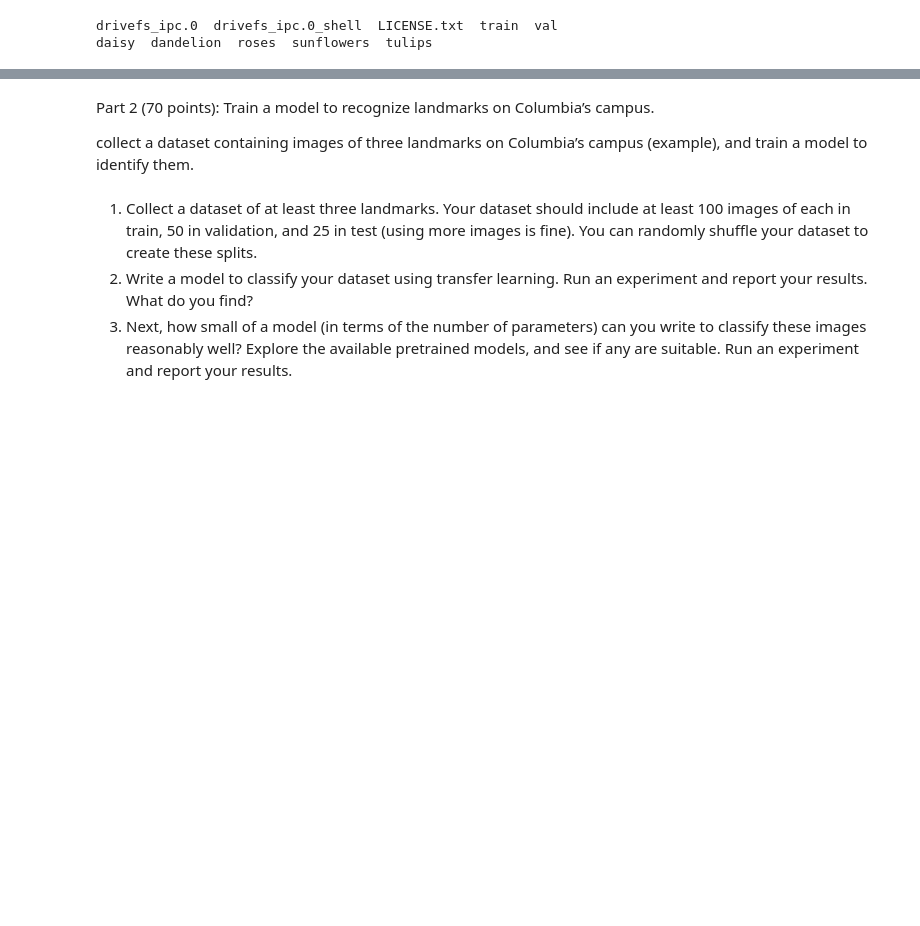
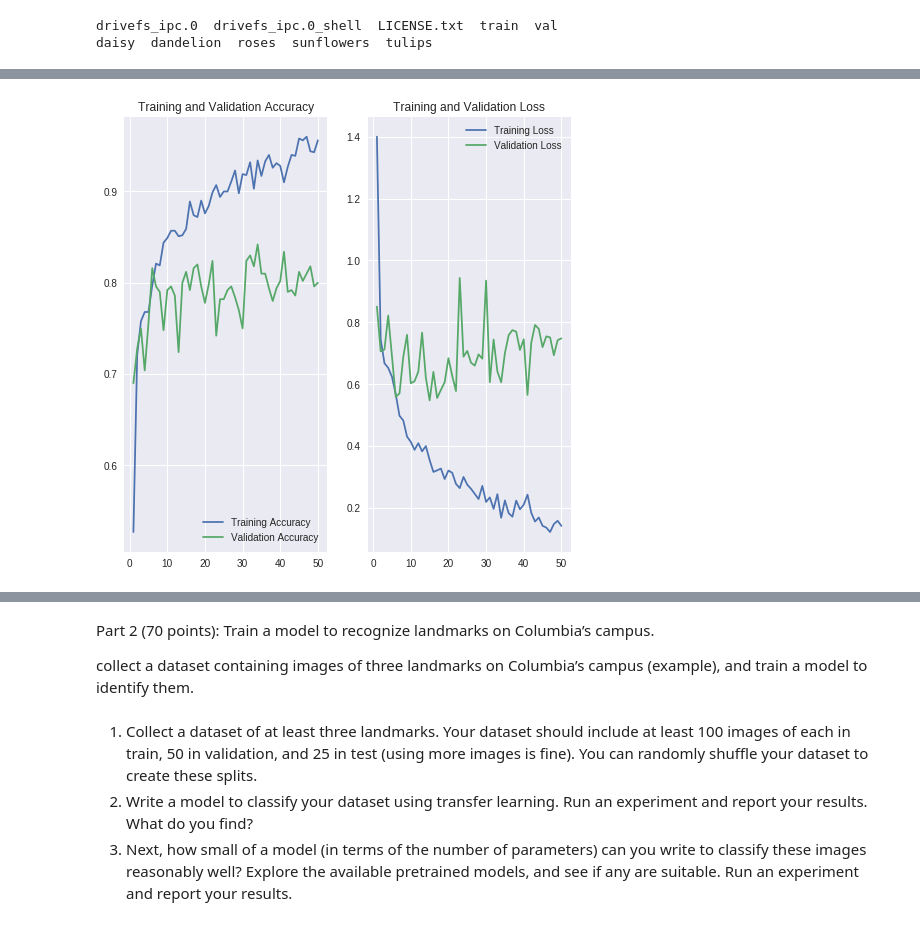
Before and after one commit to JingQian87/AppliedDL, a Jupyter notebook: a2_jq2282.ipynb, the cells around one changed output, grey strips where cells are left out. Cells and saved outputs as stored; diff of their text form; code cells hidden in the pictures; blank space fills up the shorter version.

```diff
--- a/a2_jq2282.ipynb
+++ b/a2_jq2282.ipynb
@@ -77,0 +80,3 @@ table4.1是什么情况用什么loss function
+# %%
+conv_base = VGG16(weights='imagenet',include_top=False, input_shape=(150, 150, 3))
+conv_base.summary()
@@ -77,0 +177,7 @@ table4.1是什么情况用什么loss function
+# %%
+model = Sequential()
+model.add(conv_base)
+model.add(Flatten())
+model.add(Dense(512, activation='relu'))
+model.add(Dense(5, activation='softmax'))
+model.summary()
@@ -77,0 +229,13 @@ table4.1是什么情况用什么loss function
+# %%
+model.compile(optimizer='adam',
+              loss='categorical_crossentropy',
+              metrics=['accuracy'])
+
+EPOCHS = 50
+history2 = model.fit_generator(
+      train_data_gen,
+      steps_per_epoch=int(np.ceil(total_train / float(BATCH_SIZE))),
+      epochs=EPOCHS,
+      validation_data=val_data_gen,
+      validation_steps=int(np.ceil(total_val / float(BATCH_SIZE))),
+      verbose=2)
@@ -78 +260,25 @@ table4.1是什么情况用什么loss function
+# %%
+acc = history2.history['acc']
+val_acc = history2.history['val_acc']
+
+loss = history2.history['loss']
+val_loss = history2.history['val_loss']
+
+epochs_range = range(1, EPOCHS+1)
+
+plt.figure(figsize=(8, 8))
+plt.subplot(1, 2, 1)
+plt.plot(epochs_range, acc, label='Training Accuracy')
+plt.plot(epochs_range, val_acc, label='Validation Accuracy')
+plt.legend(loc='lower right')
+plt.title('Training and Validation Accuracy')
+
+plt.subplot(1, 2, 2)
+plt.plot(epochs_range, loss, label='Training Loss')
+plt.plot(epochs_range, val_loss, label='Validation Loss')
+plt.legend(loc='upper right')
+plt.title('Training and Validation Loss')
+plt.show()
+# %% [output]
+[figure, added]
 # %% [markdown]
```
Also changed, not shown: parts of 17 cells of this notebook.
